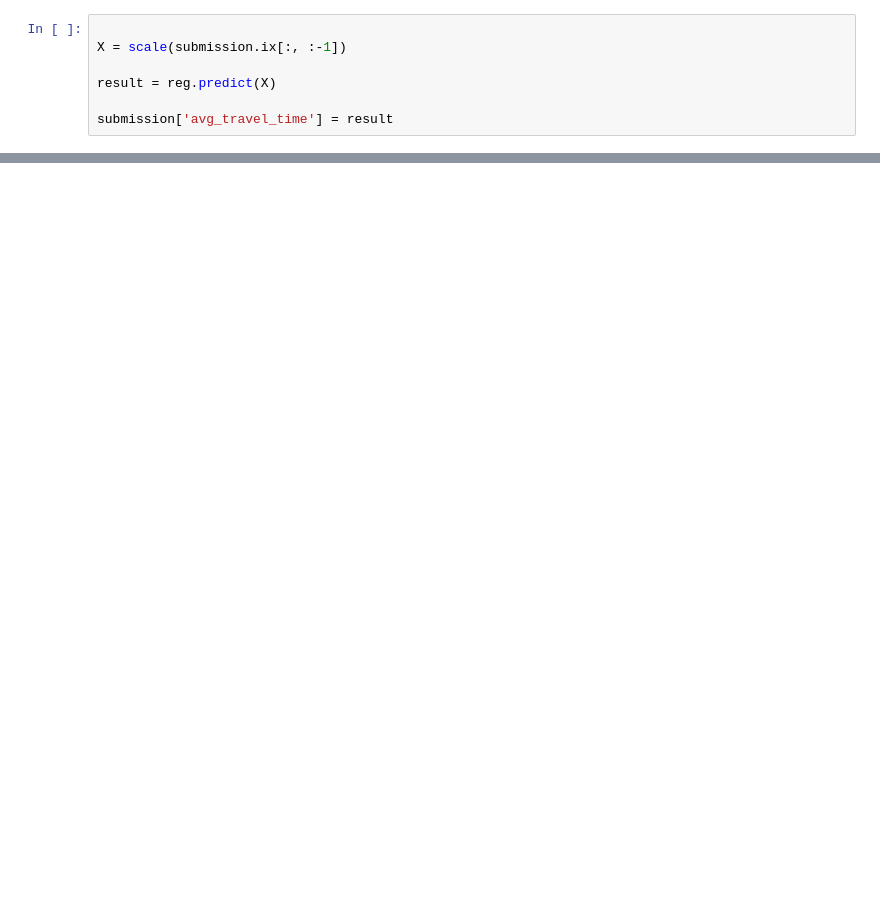
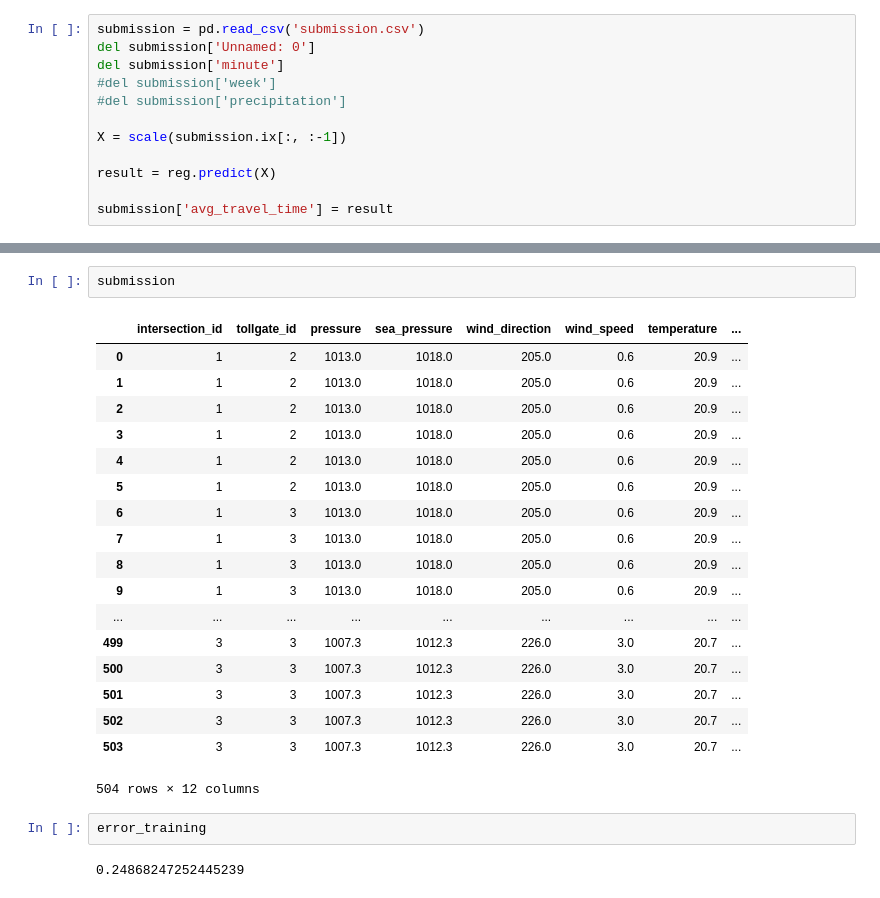
Before and after one commit to ericmina83/KDD-2017, a Jupyter notebook: Combine.ipynb, the cells around one changed output, grey strips where cells are left out. Drawn from its saved outputs; the diff is of its cells as text; blank space fills up the shorter version.

```diff
--- a/Combine.ipynb
+++ b/Combine.ipynb
@@ -29,4 +67,9 @@ training['predict_travel_time'] = result
 # %%
+submission = pd.read_csv('submission.csv')
+del submission['Unnamed: 0']
+del submission['minute']
+#del submission['week']
+#del submission['precipitation']
 
 X = scale(submission.ix[:, :-1])
 
@@ -43,0 +121,25 @@ testing['predict_travel_time'] = result
+# %%
+submission
+# %% [output]
+|  | intersection_id | tollgate_id | pressure | sea_pressure | wind_direction | wind_speed | temperature | ... |
+| 0 | 1 | 2 | 1013.0 | 1018.0 | 205.0 | 0.6 | 20.9 | ... |
+| 1 | 1 | 2 | 1013.0 | 1018.0 | 205.0 | 0.6 | 20.9 | ... |
+| 2 | 1 | 2 | 1013.0 | 1018.0 | 205.0 | 0.6 | 20.9 | ... |
+| 3 | 1 | 2 | 1013.0 | 1018.0 | 205.0 | 0.6 | 20.9 | ... |
+| 4 | 1 | 2 | 1013.0 | 1018.0 | 205.0 | 0.6 | 20.9 | ... |
+| 5 | 1 | 2 | 1013.0 | 1018.0 | 205.0 | 0.6 | 20.9 | ... |
+| 6 | 1 | 3 | 1013.0 | 1018.0 | 205.0 | 0.6 | 20.9 | ... |
+| 7 | 1 | 3 | 1013.0 | 1018.0 | 205.0 | 0.6 | 20.9 | ... |
+| 8 | 1 | 3 | 1013.0 | 1018.0 | 205.0 | 0.6 | 20.9 | ... |
+| 9 | 1 | 3 | 1013.0 | 1018.0 | 205.0 | 0.6 | 20.9 | ... |
+| ... | ... | ... | ... | ... | ... | ... | ... | ... |
+| 499 | 3 | 3 | 1007.3 | 1012.3 | 226.0 | 3.0 | 20.7 | ... |
+| 500 | 3 | 3 | 1007.3 | 1012.3 | 226.0 | 3.0 | 20.7 | ... |
+| 501 | 3 | 3 | 1007.3 | 1012.3 | 226.0 | 3.0 | 20.7 | ... |
+| 502 | 3 | 3 | 1007.3 | 1012.3 | 226.0 | 3.0 | 20.7 | ... |
+| 503 | 3 | 3 | 1007.3 | 1012.3 | 226.0 | 3.0 | 20.7 | ... |
+504 rows × 12 columns
+# %%
+error_training
+# %% [output]
+0.24868247252445239
```
Also changed, not shown: parts of 6 cells of this notebook, 7 other files.
